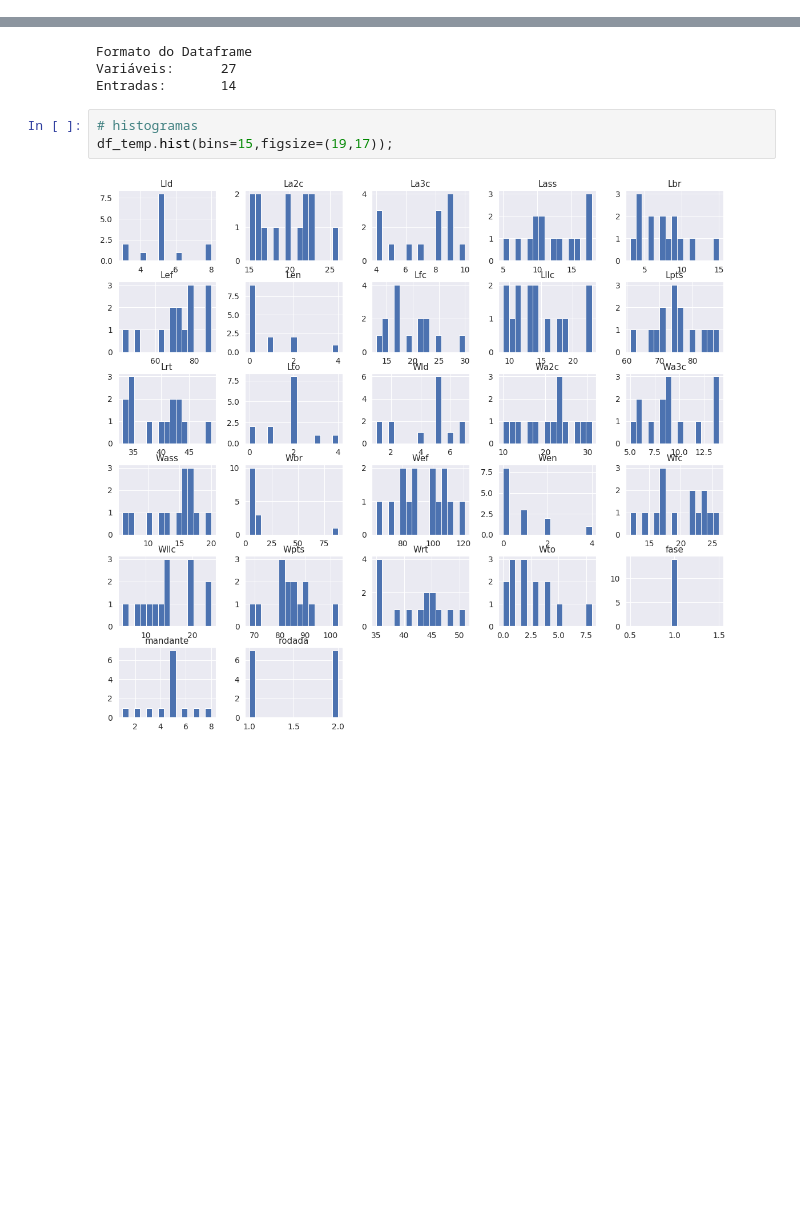
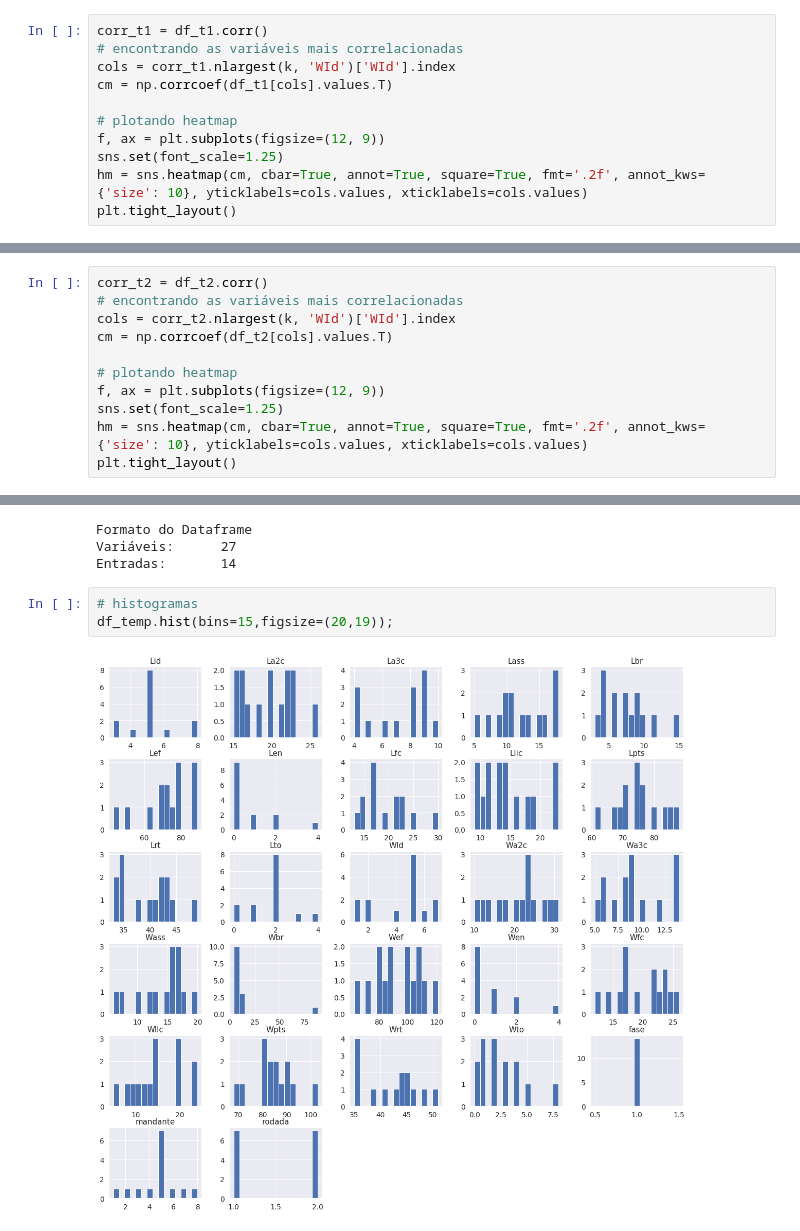
Before and after one commit to rafaelnduarte/Analise_De_Dados_Cerrado_Basquete, a Jupyter notebook: Análise_de_Dados_Cerrado_Basquete.ipynb, the cells around one changed output, grey strips where cells are left out. Saved outputs shown, nothing was run; the diff lists cells and outputs as text; blank space fills up the shorter version.

```diff
--- a/Análise_de_Dados_Cerrado_Basquete.ipynb
+++ b/Análise_de_Dados_Cerrado_Basquete.ipynb
@@ -890,0 +899,11 @@ plt.tight_layout()
+# %%
+corr_t1 = df_t1.corr()
+# encontrando as variáveis mais correlacionadas
+cols = corr_t1.nlargest(k, 'WId')['WId'].index
+cm = np.corrcoef(df_t1[cols].values.T)
+
+# plotando heatmap
+f, ax = plt.subplots(figsize=(12, 9))
+sns.set(font_scale=1.25)
+hm = sns.heatmap(cm, cbar=True, annot=True, square=True, fmt='.2f', annot_kws={'size': 10}, yticklabels=cols.values, xticklabels=cols.values)
+plt.tight_layout()
@@ -902,0 +1015,11 @@ df_t2.head(7)
+# %%
+corr_t2 = df_t2.corr()
+# encontrando as variáveis mais correlacionadas
+cols = corr_t2.nlargest(k, 'WId')['WId'].index
+cm = np.corrcoef(df_t2[cols].values.T)
+
+# plotando heatmap
+f, ax = plt.subplots(figsize=(12, 9))
+sns.set(font_scale=1.25)
+hm = sns.heatmap(cm, cbar=True, annot=True, square=True, fmt='.2f', annot_kws={'size': 10}, yticklabels=cols.values, xticklabels=cols.values)
+plt.tight_layout()
@@ -915,6 +1129,6 @@ Variáveis:      27
 Entradas:       14
 # %%
 # histogramas
-df_temp.hist(bins=15,figsize=(19,17));
+df_temp.hist(bins=15,figsize=(20,19));
 # %% [output]
-[figure, old version]
+[figure, new version]
```
Also changed, not shown: parts of 36 cells of this notebook.
